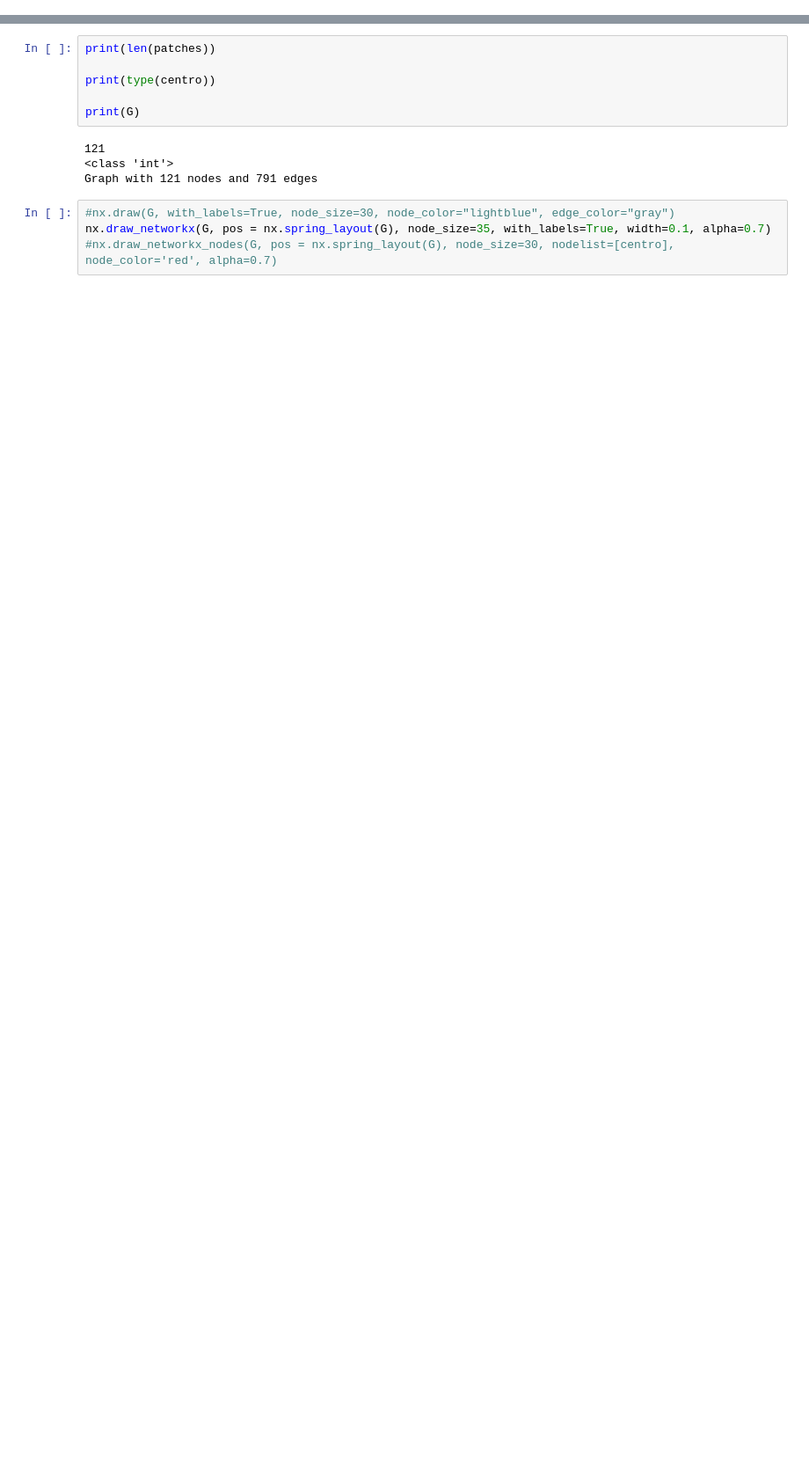
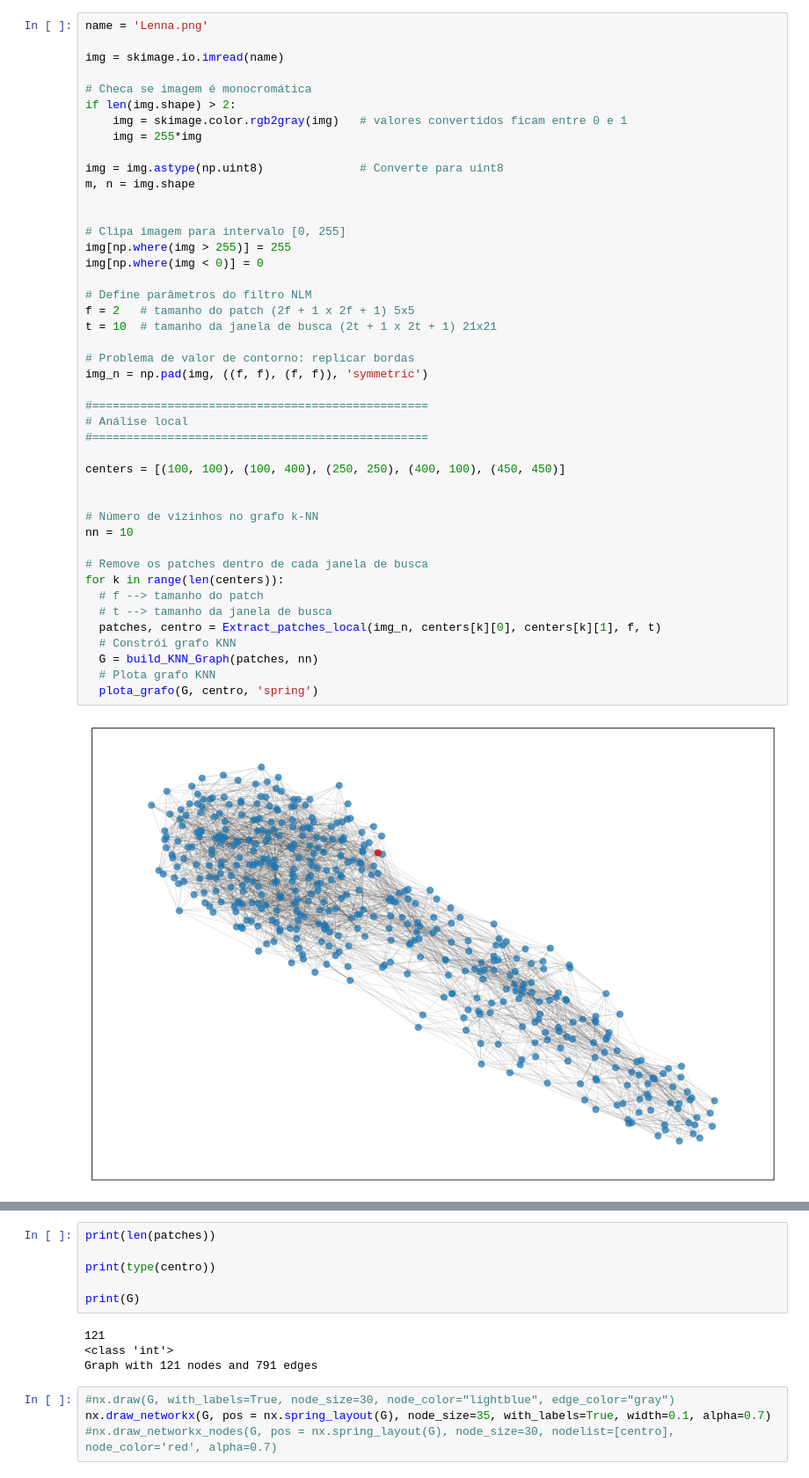
Before and after one commit to AdrianoCarvalh0/ProjectDoutorado, a Jupyter notebook: patches_graph.ipynb, the cells around one changed output, grey strips where cells are left out. Shown at 88% size. Cells and saved outputs as stored; diff of their text form; blank space fills up the shorter version.

```diff
--- a/patches_graph.ipynb
+++ b/patches_graph.ipynb
@@ -259,0 +195,46 @@ centers[2][0]
+# %%
+name = 'Lenna.png'
+
+img = skimage.io.imread(name)
+
+# Checa se imagem é monocromática
+if len(img.shape) > 2:
+    img = skimage.color.rgb2gray(img)   # valores convertidos ficam entre 0 e 1
+    img = 255*img
+
+img = img.astype(np.uint8)              # Converte para uint8
+m, n = img.shape
+
+
+# Clipa imagem para intervalo [0, 255]
+img[np.where(img > 255)] = 255
+img[np.where(img < 0)] = 0
+
+# Define parâmetros do filtro NLM
+f = 2   # tamanho do patch (2f + 1 x 2f + 1) 5x5
+t = 10  # tamanho da janela de busca (2t + 1 x 2t + 1) 21x21
+
+# Problema de valor de contorno: replicar bordas
+img_n = np.pad(img, ((f, f), (f, f)), 'symmetric')
+
+#=================================================
+# Análise local
+#=================================================
+
+centers = [(100, 100), (100, 400), (250, 250), (400, 100), (450, 450)]
+
+
+# Número de vizinhos no grafo k-NN
+nn = 10
+
+# Remove os patches dentro de cada janela de busca
+for k in range(len(centers)):
+  # f --> tamanho do patch
+  # t --> tamanho da janela de busca
+  patches, centro = Extract_patches_local(img_n, centers[k][0], centers[k][1], f, t)
+  # Constrói grafo KNN
+  G = build_KNN_Graph(patches, nn)
+  # Plota grafo KNN
+  plota_grafo(G, centro, 'spring')
+# %% [output]
+[figure, added]
```
Also changed, not shown: parts of 9 cells of this notebook.
